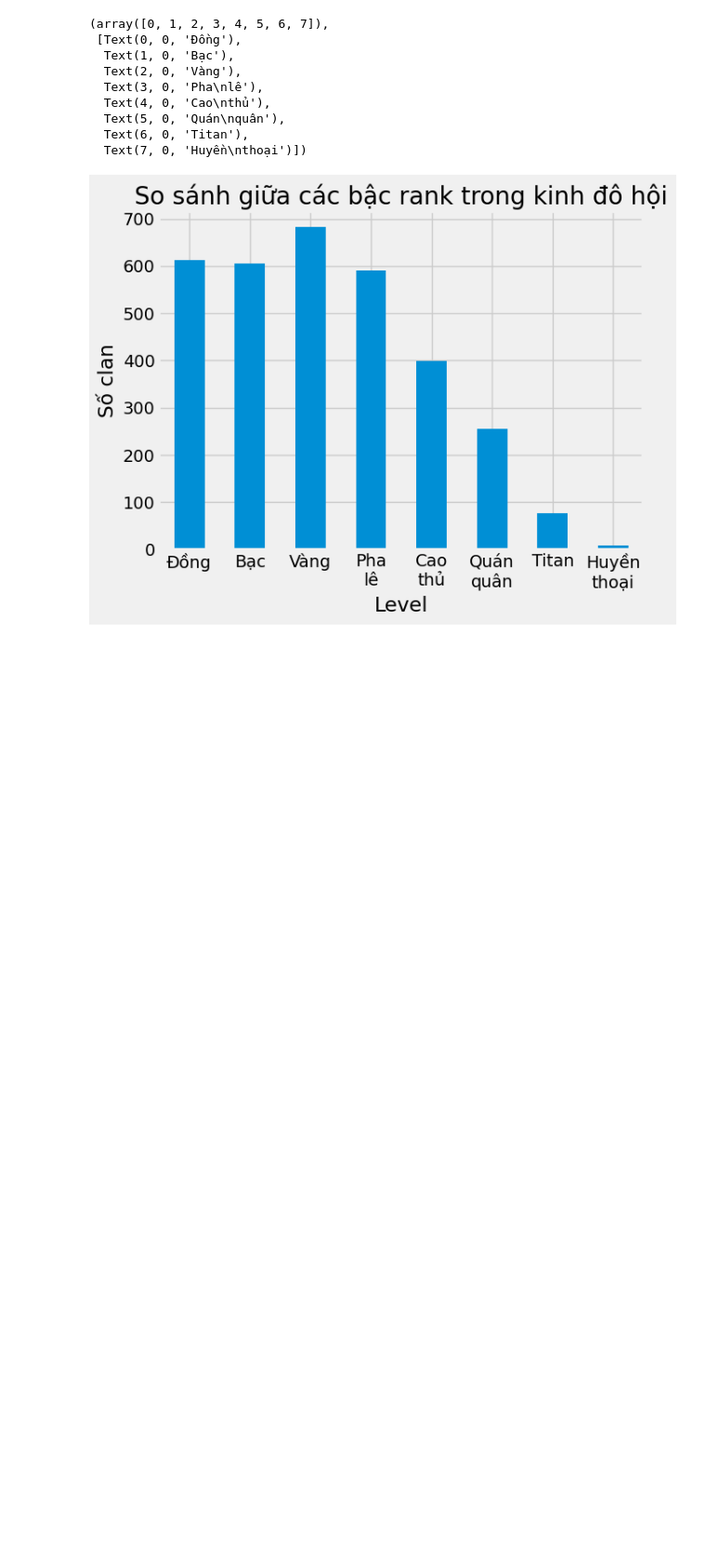
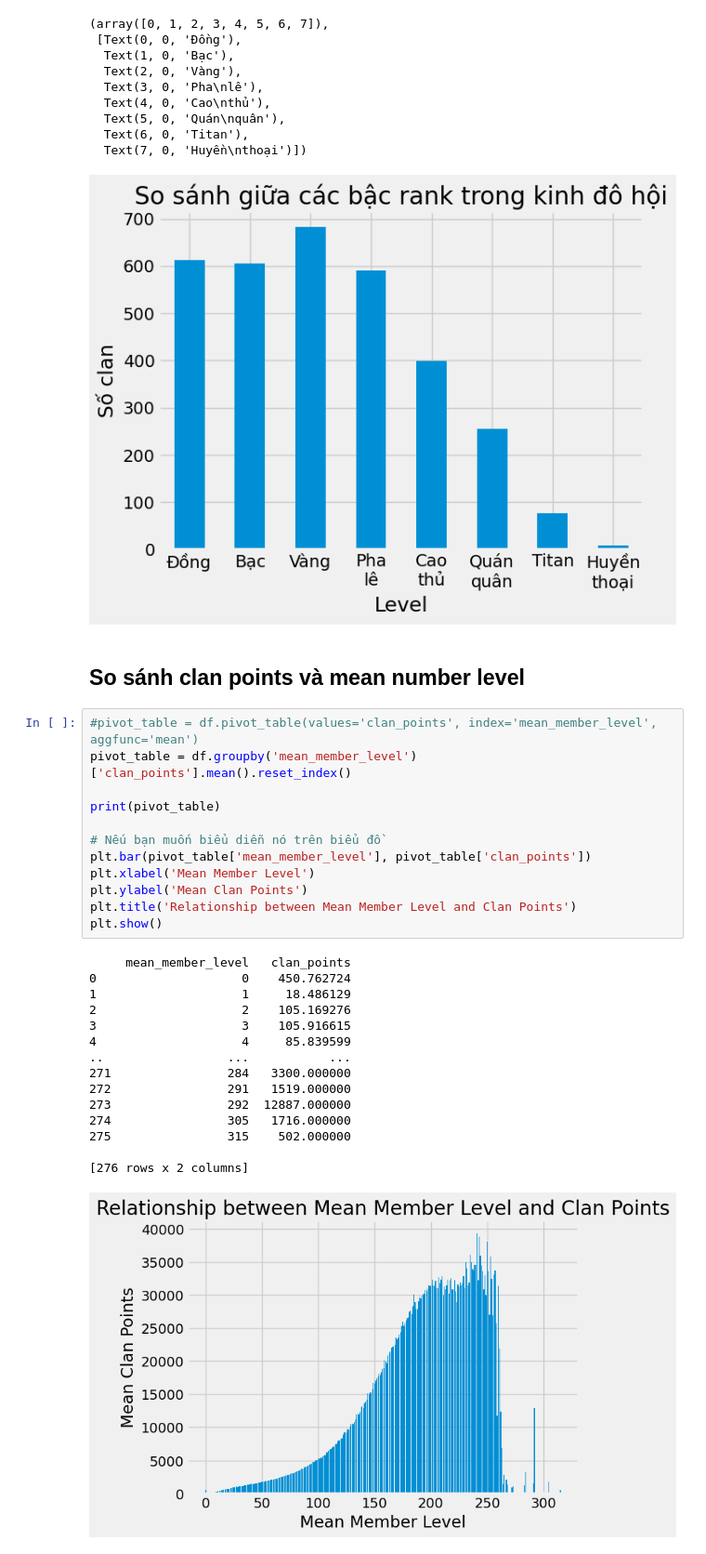
Before and after one commit to ThienNguyen3001/Clan-Analysis, a Jupyter notebook: Analysis.ipynb, the cells around one changed output. Shown at 93% size. Saved outputs shown, nothing was run; the diff lists cells and outputs as text; blank space fills up the shorter version.

```diff
--- a/Analysis.ipynb
+++ b/Analysis.ipynb
@@ -353,3 +361,33 @@ plt.xticks(rotation=0)
   Text(6, 0, 'Titan'),
   Text(7, 0, 'Huyền\nthoại')])
 [figure]
+# %% [markdown]
+## So sánh clan points và mean number level
+# %%
+#pivot_table = df.pivot_table(values='clan_points', index='mean_member_level', aggfunc='mean')
+pivot_table = df.groupby('mean_member_level')['clan_points'].mean().reset_index()
+
+print(pivot_table)
+
+# Nếu bạn muốn biểu diễn nó trên biểu đồ
+plt.bar(pivot_table['mean_member_level'], pivot_table['clan_points'])
+plt.xlabel('Mean Member Level')
+plt.ylabel('Mean Clan Points')
+plt.title('Relationship between Mean Member Level and Clan Points')
+plt.show()
+# %% [output]
+     mean_member_level   clan_points
+0                    0    450.762724
+1                    1     18.486129
+2                    2    105.169276
+3                    3    105.916615
+4                    4     85.839599
+..                 ...           ...
+271                284   3300.000000
+272                291   1519.000000
+273                292  12887.000000
+274                305   1716.000000
+275                315    502.000000
+
+[276 rows x 2 columns]
+[figure, added]
```
Also changed, not shown: parts of 7 cells of this notebook.
